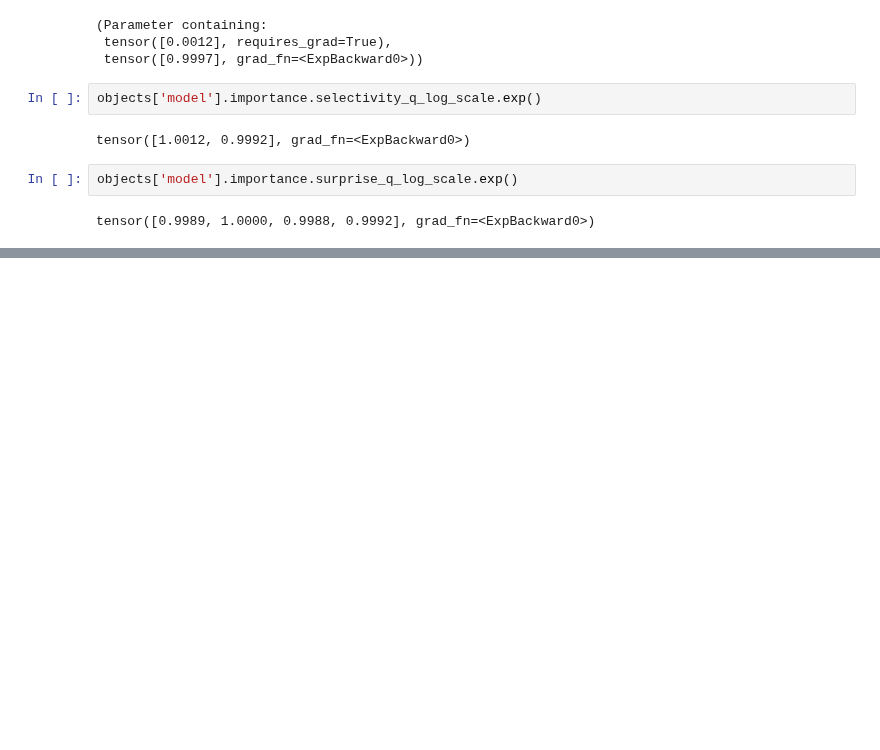
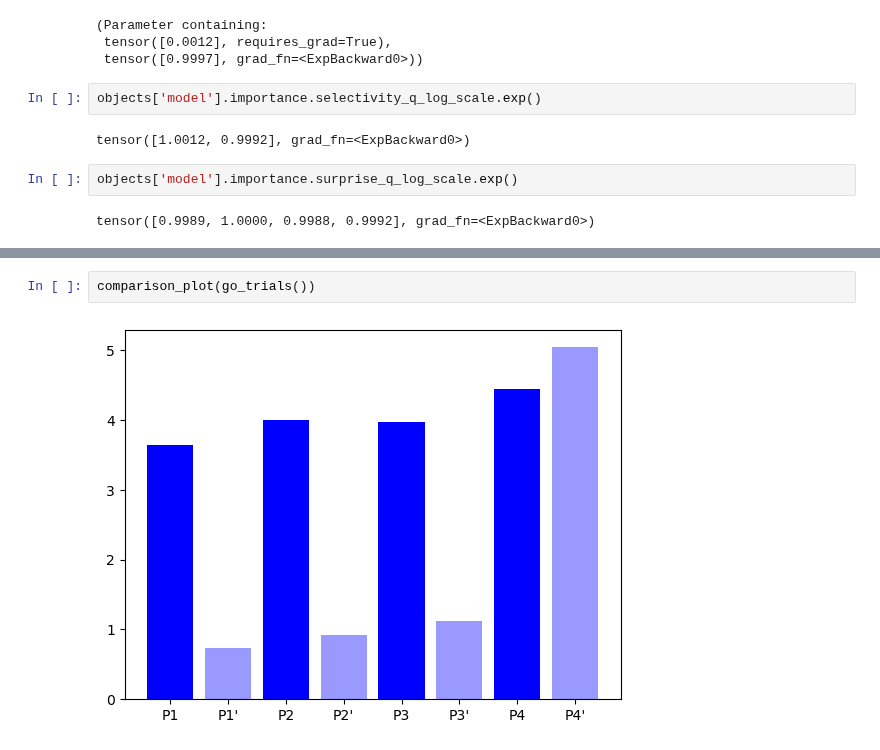
Before and after one commit to BastosLab/surprisal_regression, a Jupyter notebook: notebooks/C31-ses-230609/PFC/evaluate_full.ipynb, the cells around one changed output, grey strips where cells are left out. Cells and saved outputs as stored; diff of their text form; blank space fills up the shorter version.

```diff
--- a/notebooks/C31-ses-230609/PFC/evaluate_full.ipynb
+++ b/notebooks/C31-ses-230609/PFC/evaluate_full.ipynb
@@ -87,0 +105,4 @@ plt.bar(["P1", "P1'", "P2", "P2'", "P3", "P3'", "P4", "P4'"], heights, color=[('
+# %%
+comparison_plot(go_trials())
+# %% [output]
+[figure, added]
```
Also changed, not shown: parts of 7 cells of this notebook, 1 other file.
